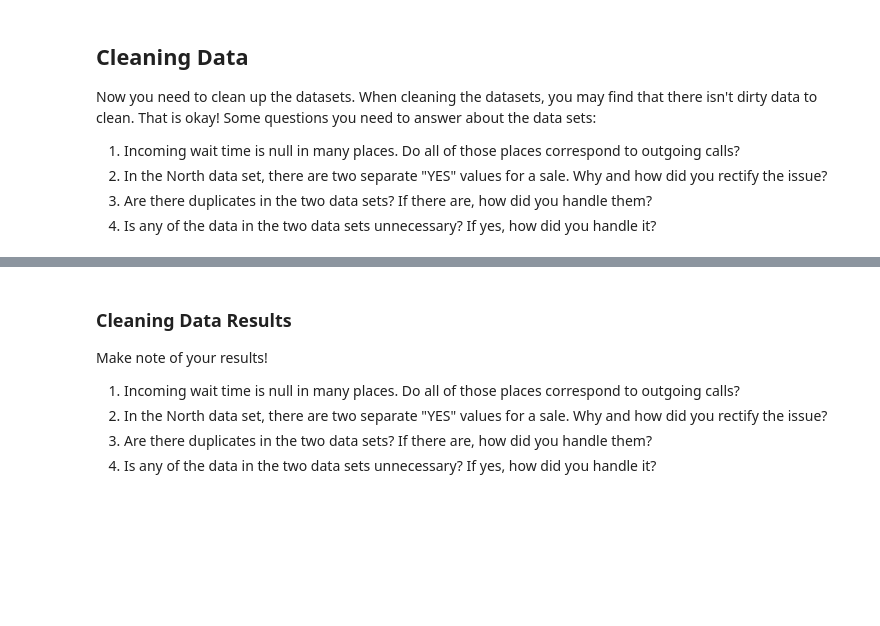
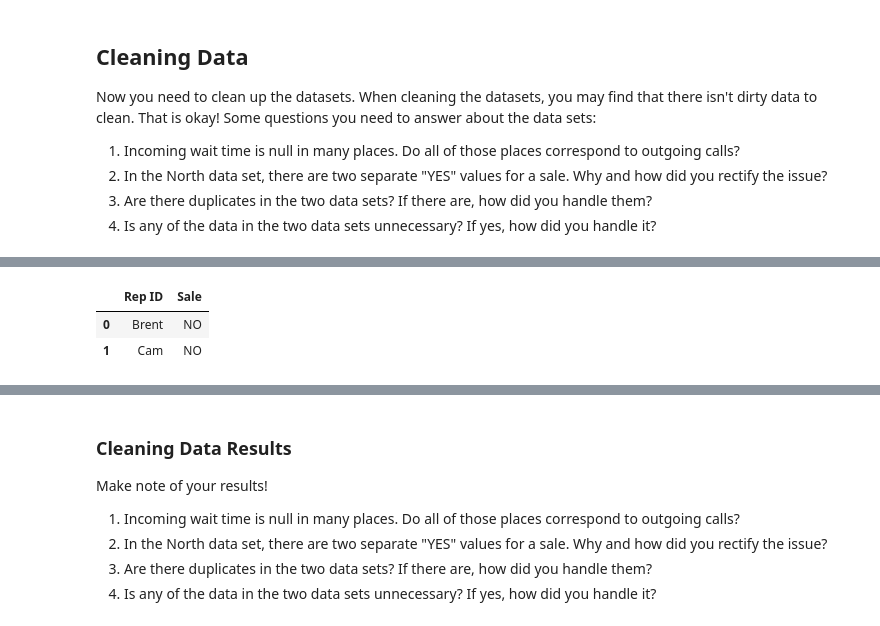
Before and after one commit to Faiqa-Sajid/Call-Center-Cleanup1, a Jupyter notebook: solution.ipynb, the cells around one changed output, grey strips where cells are left out. Cells and saved outputs as stored; diff of their text form; code cells hidden in the pictures; blank space fills up the shorter version.

```diff
--- a/solution.ipynb
+++ b/solution.ipynb
@@ -212,4 +251,9 @@ SyntaxError: invalid syntax (<ipython-input-195-654e5a72b887>, line 3)
 # %%
-#north_sales = north_df[['Rep ID','Sale']]
-#pd.set_option('display.max_rows', None)
-#north_sales
+#2.
+north_sales = north_df[['Rep ID','Sale']]
+pd.set_option('display.max_rows', None)
+north_sales.head(2)
+# %% [output]
+|  | Rep ID | Sale |
+| 0 | Brent | NO |
+| 1 | Cam | NO |
```
Also changed, not shown: parts of 21 cells of this notebook.
